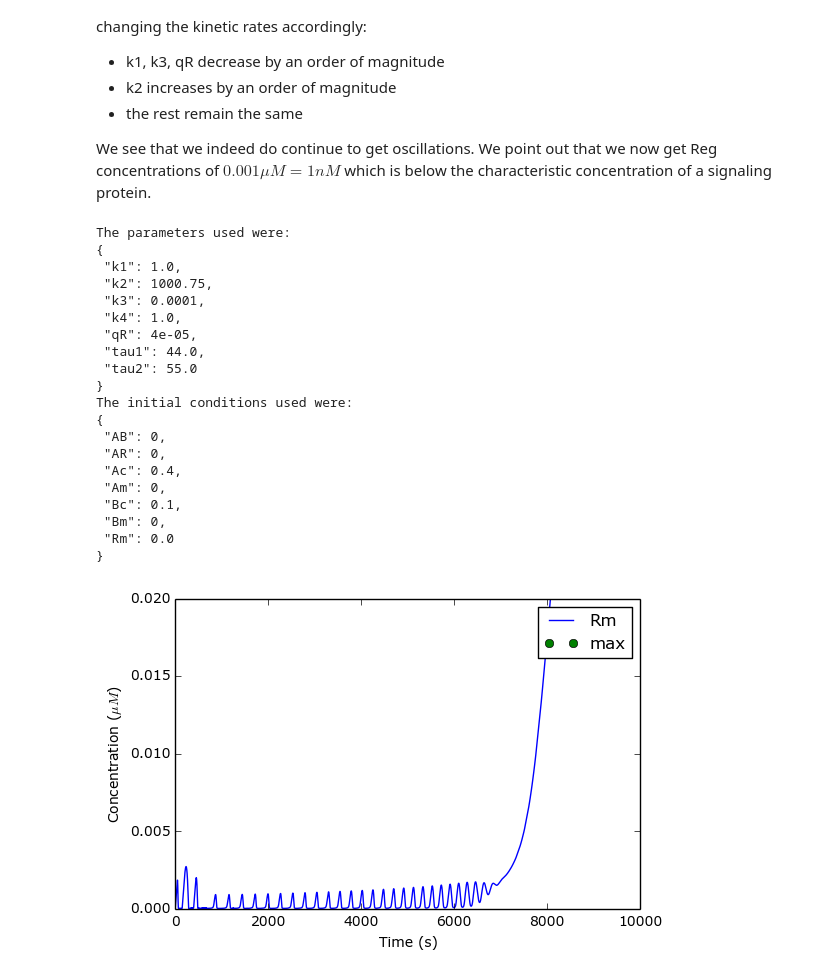
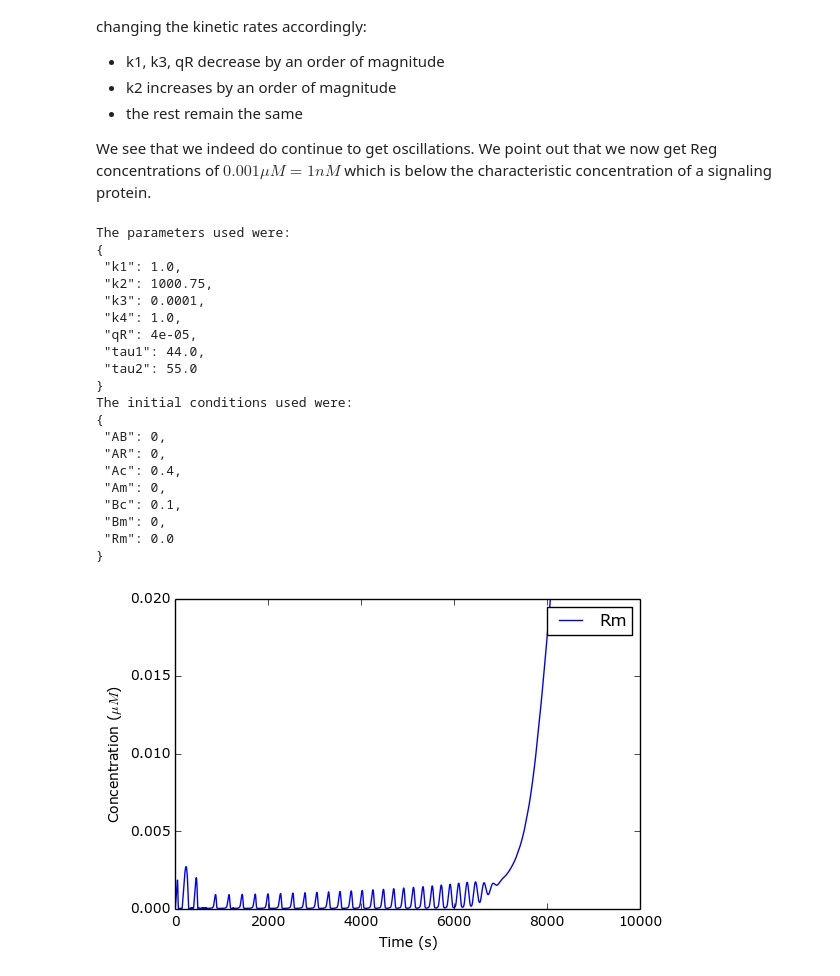
Before and after one commit to clintondurney/ubuquitous-drosophila, a Jupyter notebook: Biochemistry/PulsingPeriod.ipynb, the cells around one changed output. Saved outputs shown, nothing was run; the diff lists cells and outputs as text; code cells hidden in the pictures.

```diff
--- a/Biochemistry/PulsingPeriod.ipynb
+++ b/Biochemistry/PulsingPeriod.ipynb
@@ -271,7 +271,7 @@ We see that we indeed do continue to get oscillations.  We point out that we now
 (t_max, R_max) = Rm_max(Rmslope(Rm))
 
 plt.plot(t,Rm,label="Rm")
-plt.plot(t_max, R_max,"o", label="max")
+#plt.plot(t_max, R_max,"o", label="max")
 plt.ylim([0,0.02])
 plt.xlabel("Time (s)")
 plt.ylabel('Concentration ($\mu M$)')
@@ -281,31 +281,31 @@ plt.show()
 # plt.plot(t,Ac,label="Ac")
 # plt.ylim([0,4])
 # plt.xlabel("Time (s)")
 # plt.ylabel('Concentration ($\mu M$)')
 # plt.legend()
 # plt.show()
 
 # plt.hist(np.diff(t_max))
 # np.mean(np.diff(t_max))
 # %% [output]
 The parameters used were:
 {
  "k1": 1.0,
  "k2": 1000.75,
  "k3": 0.0001,
  "k4": 1.0,
  "qR": 4e-05,
  "tau1": 44.0,
  "tau2": 55.0
 }
 The initial conditions used were:
 {
  "AB": 0,
  "AR": 0,
  "Ac": 0.4,
  "Am": 0,
  "Bc": 0.1,
  "Bm": 0,
  "Rm": 0.0
 }
-[figure, old version]
+[figure, new version]
```
